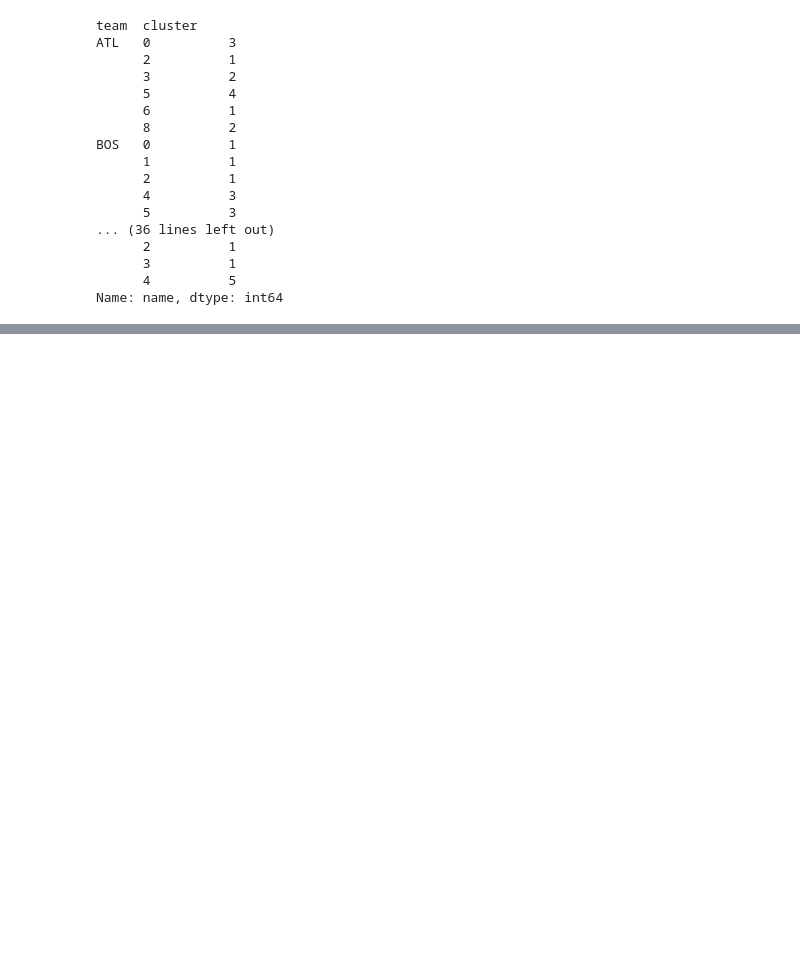
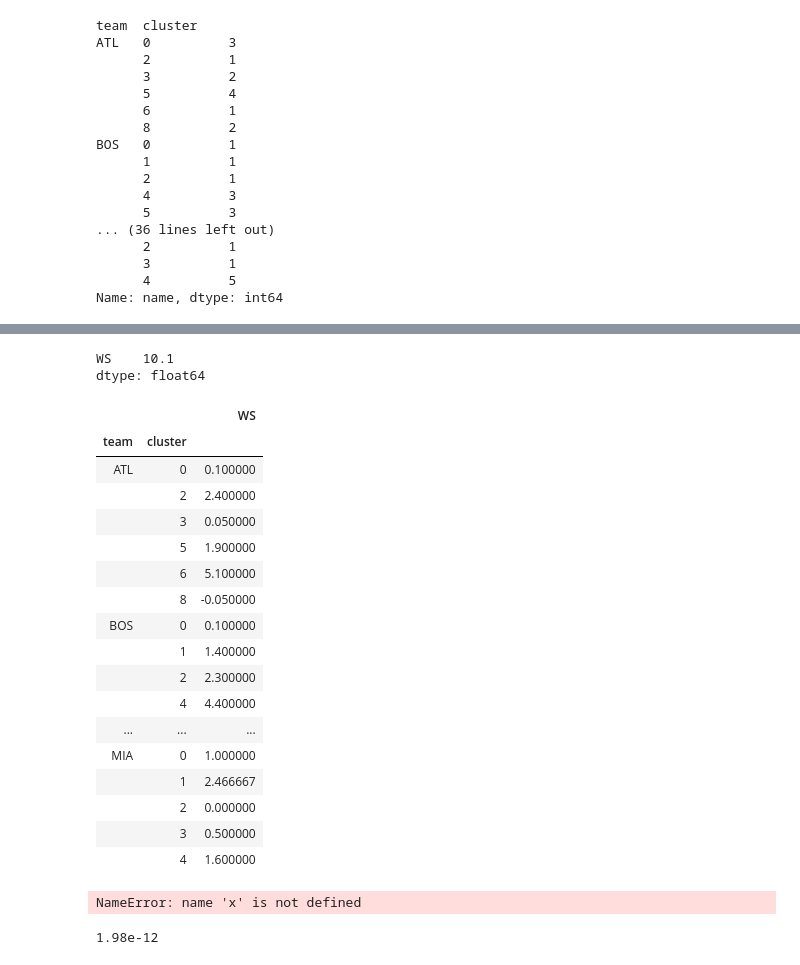
Before and after one commit to brandonmojica/nba_postion_classification, a Jupyter notebook: notebooks/player_clustering_2020.ipynb, the cells around one changed output, grey strips where cells are left out. Cells and saved outputs as stored; diff of their text form; code cells hidden in the pictures; blank space fills up the shorter version.

```diff
--- a/notebooks/player_clustering_2020.ipynb
+++ b/notebooks/player_clustering_2020.ipynb
@@ -450,3 +430,5 @@ BOS   0          1
       3          1
       4          5
 Name: name, dtype: int64
+# %%
+WS_df = x.groupby(['team','cluster'])['WS'].mean().m.to_frame()
@@ -452,0 +453,7 @@ Name: name, dtype: int64
+# %%
+pd.set_option('display.max_rows', 100)
+# %%
+WS_df
+# %% [output]
+WS    10.1
+dtype: float64
@@ -452,0 +462,29 @@ Name: name, dtype: int64
+# %%
+WS_df.head(100)
+# %% [output]
+|  |  | WS |
+| team | cluster |  |
+| ATL | 0 | 0.100000 |
+|  | 2 | 2.400000 |
+|  | 3 | 0.050000 |
+|  | 5 | 1.900000 |
+|  | 6 | 5.100000 |
+|  | 8 | -0.050000 |
+| BOS | 0 | 0.100000 |
+|  | 1 | 1.400000 |
+|  | 2 | 2.300000 |
+|  | 4 | 4.400000 |
+| ... | ... | ... |
+| MIA | 0 | 1.000000 |
+|  | 1 | 2.466667 |
+|  | 2 | 0.000000 |
+|  | 3 | 0.500000 |
+|  | 4 | 1.600000 |
+# %%
+x[x['cluster'] ==1]
+# %% [output]
+NameError: name 'x' is not defined
+# %%
+0.00000198 * 0.000001
+# %% [output]
+1.98e-12
```
Also changed, not shown: parts of 4 cells of this notebook, 5 other files.
